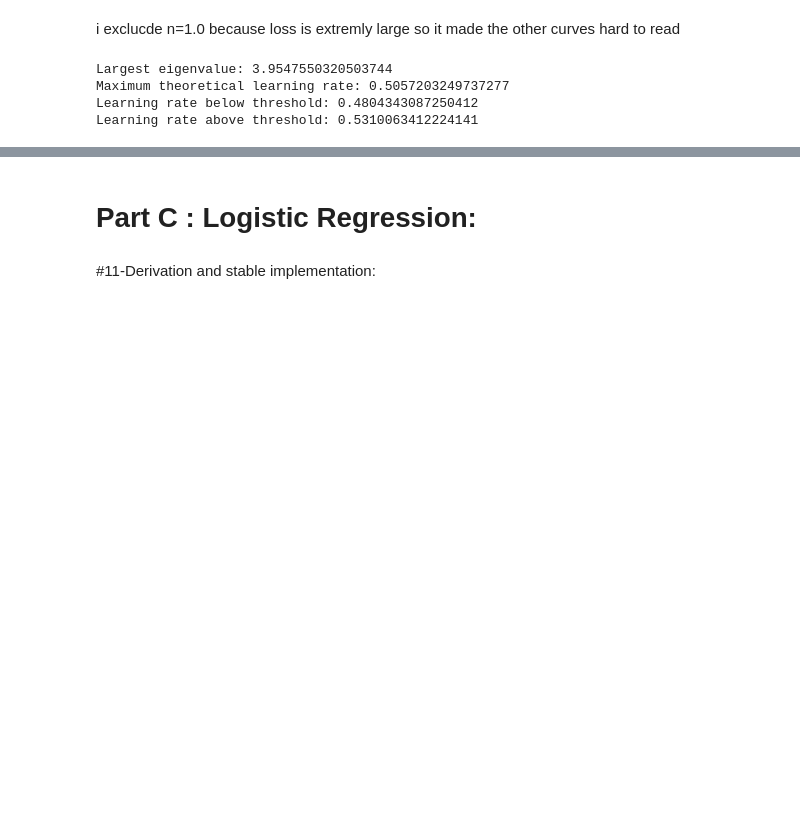
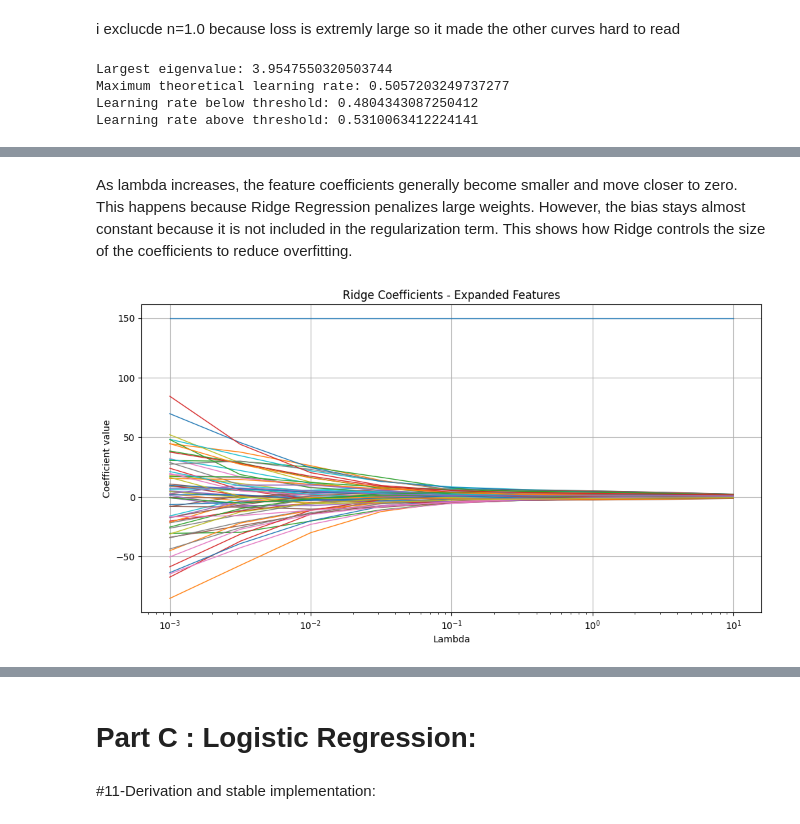
Before and after one commit to mohany606/Linear-Models-and-Support-Vector-Machines-from-Scratch, a Jupyter notebook: ML_Assigmment_2.ipynb, the cells around one changed output, grey strips where cells are left out. Drawn from its saved outputs; the diff is of its cells as text; code cells hidden in the pictures; blank space fills up the shorter version.

```diff
--- a/ML_Assigmment_2.ipynb
+++ b/ML_Assigmment_2.ipynb
@@ -611,0 +1215,17 @@ Learning rate above threshold: 0.5310063412224141
+# %%
+poly_weights = []
+poly_val_rmse = []
+poly_test_rmse = []
+for lam in lambdas:
+    w = ridge_regression(X_train_poly_final, y_train_ridge, lam)
+    val_pred = X_val_poly_final @ w
+    test_pred = X_test_poly_final @ w
+    poly_weights.append(w)
+    poly_val_rmse.append(rmse(y_val_ridge, val_pred))
+    poly_test_rmse.append(rmse(y_test_ridge, test_pred))
+poly_weights = np.array(poly_weights)
+poly_val_rmse = np.array(poly_val_rmse)
+poly_test_rmse = np.array(poly_test_rmse)
+print("Expanded features validation RMSE:")
+for lam, error in zip(lambdas, poly_val_rmse):
+    print("Lambda:", lam, "| Validation RMSE:", error)
@@ -611,0 +1260,16 @@ Learning rate above threshold: 0.5310063412224141
+# %% [markdown]
+As lambda increases, the feature coefficients generally become smaller and move closer to zero. This happens because Ridge Regression penalizes large weights. However, the bias stays almost constant because it is not included in the regularization term. This shows how Ridge controls the size of the coefficients to reduce overfitting.
+# %%
+#Expanded
+plt.figure(figsize=(12, 6))
+
+for i in range(poly_weights.shape[1]):
+    plt.plot(positive_lambdas,poly_weights[1:, i],linewidth=1)
+plt.xscale("log")
+plt.xlabel("Lambda")
+plt.ylabel("Coefficient value")
+plt.title("Ridge Coefficients - Expanded Features")
+plt.grid(True)
+plt.show()
+# %% [output]
+[figure, added]
```
Also changed, not shown: parts of 114 cells of this notebook.
